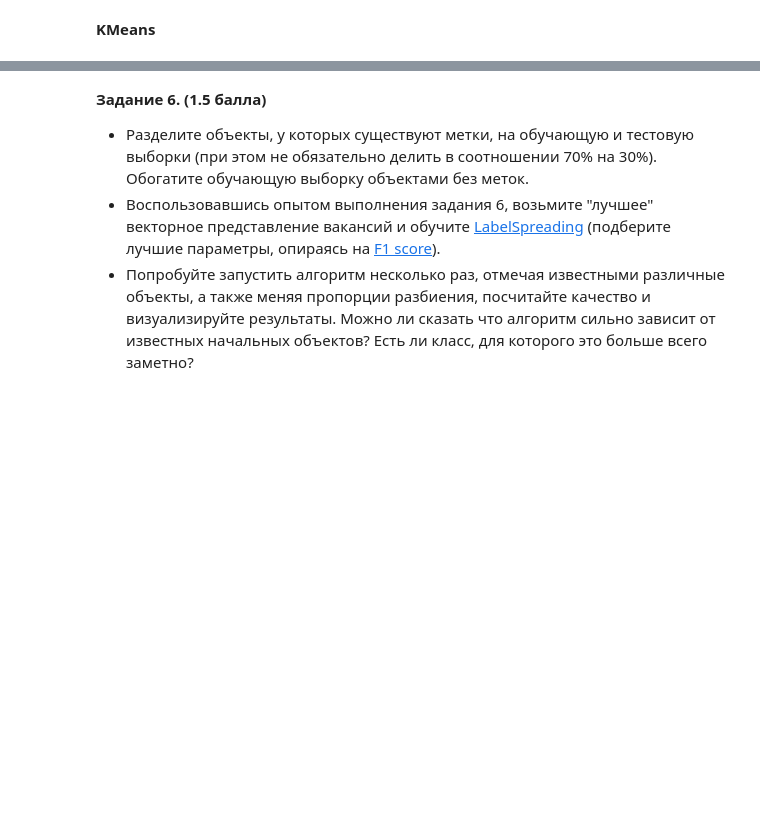
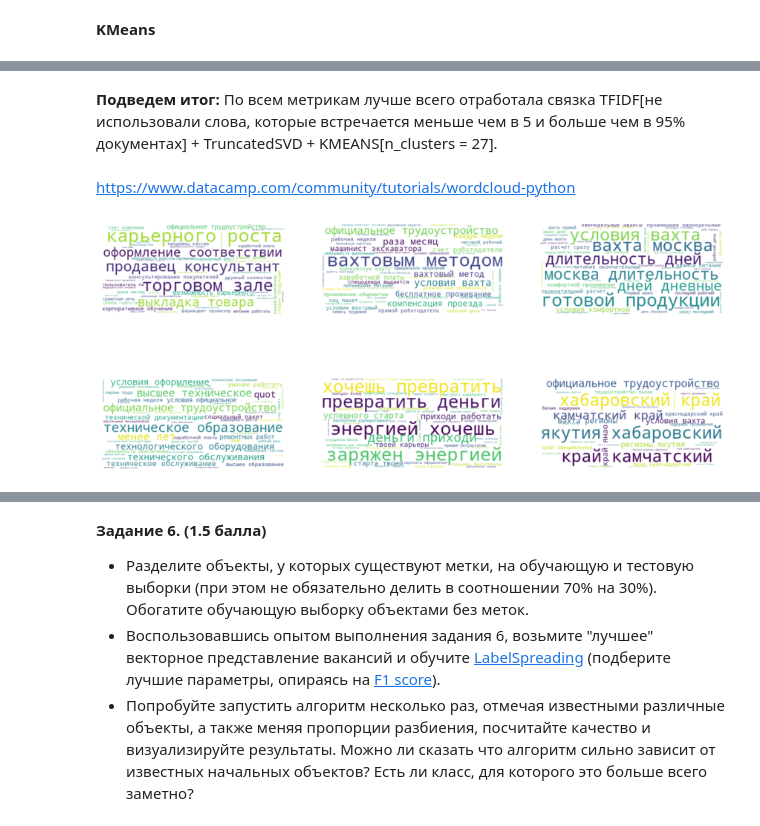
Before and after one commit to Jeniamakarchik/ml_ysda_part_2, a Jupyter notebook: lab2/Lab2.ipynb, the cells around one changed output, grey strips where cells are left out. Drawn from its saved outputs; the diff is of its cells as text; code cells hidden in the pictures; blank space fills up the shorter version.

```diff
--- a/lab2/Lab2.ipynb
+++ b/lab2/Lab2.ipynb
@@ -643,0 +771,28 @@ Fowlkes-Mallows scores speed: 0.11455.
+# %% [markdown]
+**Подведем итог:**
+По всем метрикам лучше всего отработала связка TFIDF[не использовали слова, которые встречается меньше чем в 5 и больше чем в 95% документах] + TruncatedSVD + KMEANS[n_clusters = 27].
+# %% [markdown]
+https://www.datacamp.com/community/tutorials/wordcloud-python
+# %%
+from wordcloud import WordCloud
+
+fig, axes = plt.subplots(2, 3, figsize=(15, 7), sharey=True)
+
+stopwords = ['график', 'опыт', 'тк', 'рф', 'работа', 'работы',
+             'требования', 'опыт', 'заработная', 'плата']
+i = 0
+labels = kmeans.labels_
+for label in range(0, n_clusters, 5):
+  mask = labels == label
+  texts = np.array(text_tr)[mask]
+  text = " ".join([" ".join(sent) for sent in texts])
+
+  wordcloud = WordCloud(max_font_size=50, max_words=50, stopwords=stopwords,
+                        background_color="white").generate(text)
+
+  axes[i//3, i%3].imshow(wordcloud, interpolation="bilinear")
+  axes[i//3, i%3].axis('off')
+
+  i += 1
+# %% [output]
+[figure, added]
```
Also changed, not shown: parts of 116 cells of this notebook.
